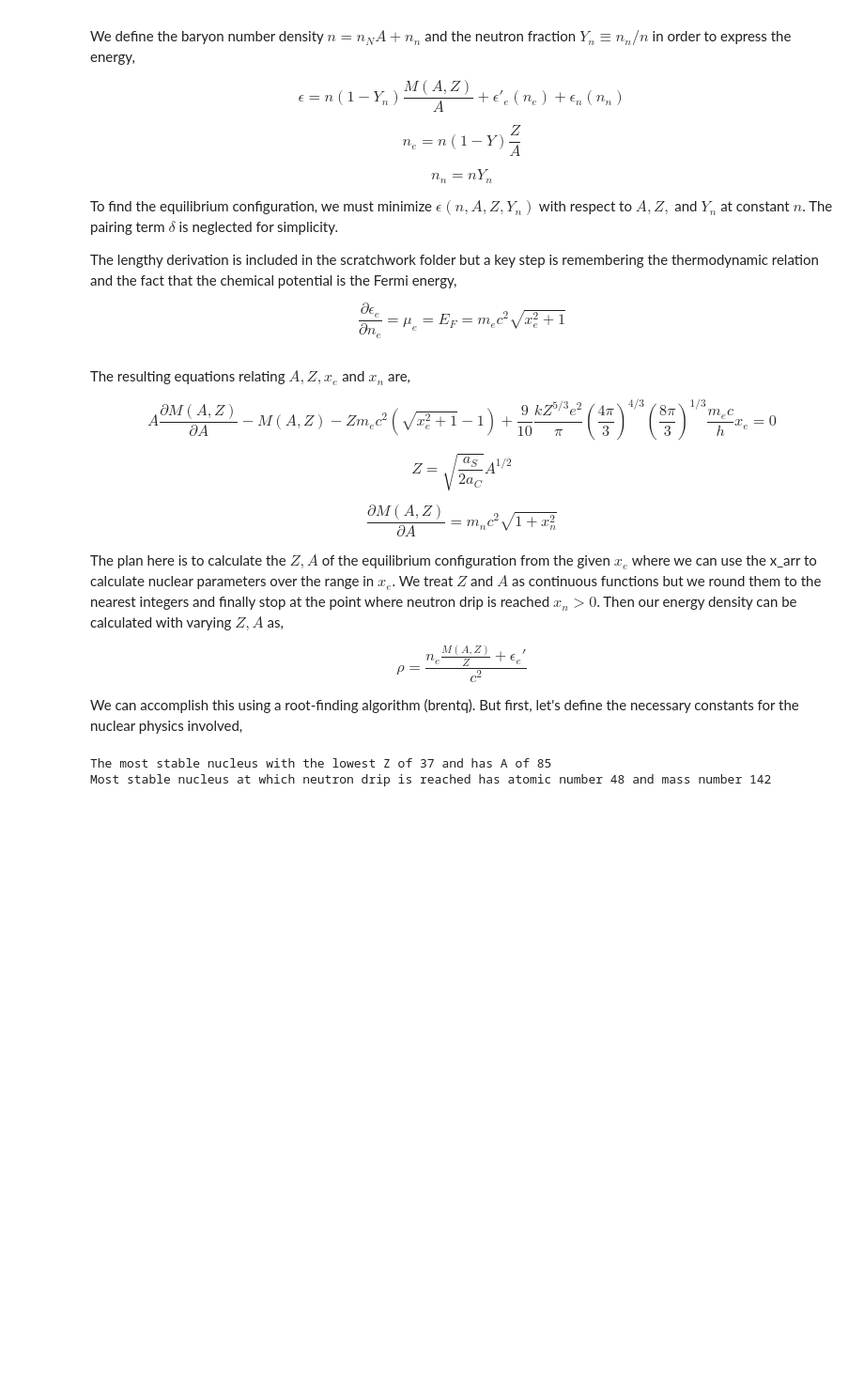
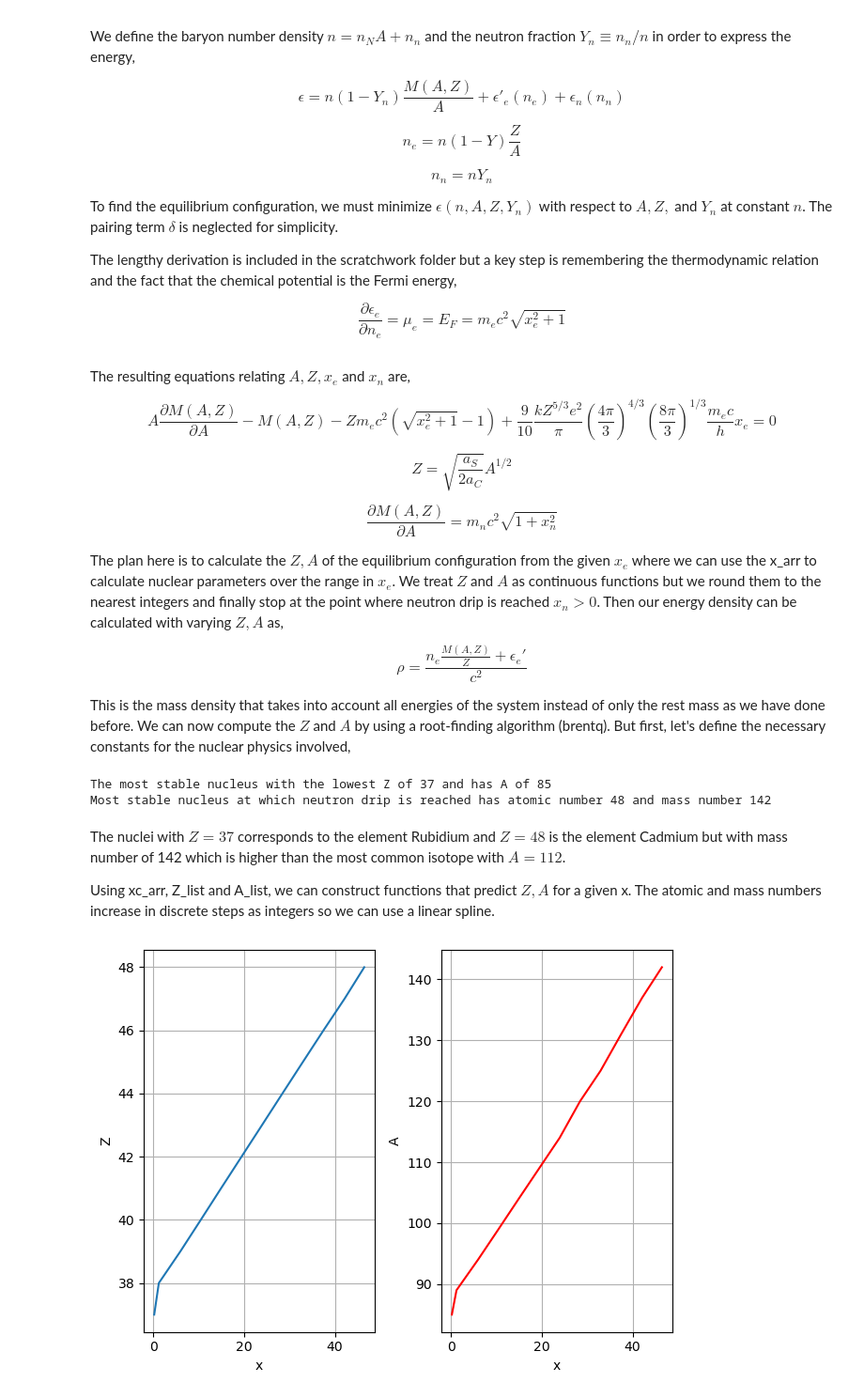
Before and after one commit to milkshake-vinegar/White-Dwarf-Structure-and-Modelling, a Jupyter notebook: WD_MRcurve&structure.ipynb, the cells around one changed output. Shown at 94% size. Saved outputs shown, nothing was run; the diff lists cells and outputs as text; code cells hidden in the pictures; blank space fills up the shorter version.

Commit message:
Created EOS functions. Will later edit and run.

```diff
--- a/WD_MRcurve&structure.ipynb
+++ b/WD_MRcurve&structure.ipynb
@@ -697,7 +699,7 @@ The plan here is to calculate the $Z, A$ of the equilibrium configuration from t
 
 $$\rho = \frac{n_e\frac{M(A,Z)}{Z} + \epsilon_e'}{c^2} $$
 
-We can accomplish this using a root-finding algorithm (brentq). But first, let's define the necessary constants for the nuclear physics involved,
+This is the mass density that takes into account all energies of the system instead of only the rest mass as we have done before. We can now compute the $Z$ and $A$ by using a root-finding algorithm (brentq). But first, let's define the necessary constants for the nuclear physics involved,
 # %%
 mp = 1.673 * 10**-27
 me = 9.109 * 10**-31
@@ -734,17 +736,40 @@ def ZA(arr):
         if x_n>0:
             break    #breaks the loop when neutron drip is reached (x_n>0)
 
-    Z_arr = np.array(Z_list)
-    A_arr = np.array(A_list)
-    Z_arr, unique_idx = np.unique(Z_arr, return_index=True)
-    A_arr = A_arr[unique_idx]
-
-    return [Z_arr, A_arr]
+    return [Z_list, A_list]
 # %%
-Z_arr, A_arr = ZA(xc_arr)
+Z_list, A_list = ZA(xc_arr)
 
-print('The most stable nucleus with the lowest Z of', int(min(Z_arr)), 'and has A of', int(min(A_arr)))
-print('Most stable nucleus at which neutron drip is reached has atomic number', int(max(Z_arr)), 'and mass number', int(max(A_arr)))
+print('The most stable nucleus with the lowest Z of', min(Z_list), 'and has A of', min(A_list))
+print('Most stable nucleus at which neutron drip is reached has atomic number', max(Z_list), 'and mass number', max(A_list))
 # %% [output]
 The most stable nucleus with the lowest Z of 37 and has A of 85
 Most stable nucleus at which neutron drip is reached has atomic number 48 and mass number 142
+# %% [markdown]
+The nuclei with $Z=37$ corresponds to the element Rubidium and $Z=48$ is the element Cadmium but with mass number of 142 which is higher than the most common isotope with $A=112$.
+
+Using xc_arr, Z_list and A_list, we can construct functions that predict $Z, A$ for a given x. The atomic and mass numbers increase in discrete steps as integers so we can use a linear spline.
+# %%
+rho_arr = np.logspace(7, 15, 10**3)
+xc_arr = (rho_arr/(mu_e * B))**(1/3)
+
+Z_arr = np.array(Z_list)
+A_arr = np.array(A_list)
+Z_arr, unique_idx = np.unique(Z_arr, return_index=True)
+A_arr = np.unique(A_arr)
+xc_arr = xc_arr[unique_idx]
+
+plt.subplot(1,2,1)
+plt.plot(xc_arr, Z_arr)
+plt.xlabel('x')
+plt.ylabel('Z')
+plt.grid()
+
+plt.subplot(1,2,2)
+plt.plot(xc_arr, A_arr, color='red')
+plt.xlabel('x')
+plt.ylabel('A')
+plt.grid()
+plt.tight_layout()
+# %% [output]
+[figure, added]
```
Also changed, not shown: parts of 6 cells of this notebook.
